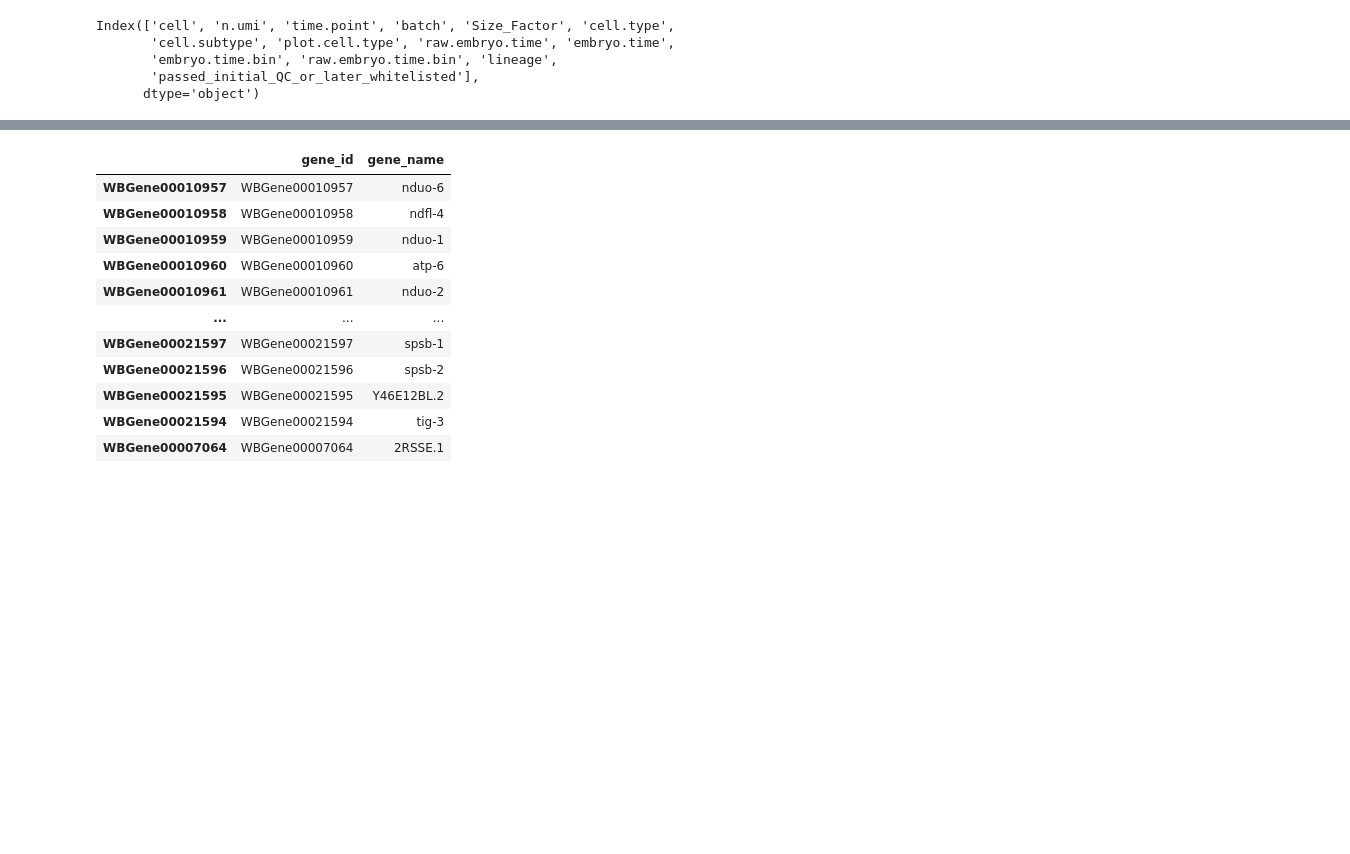
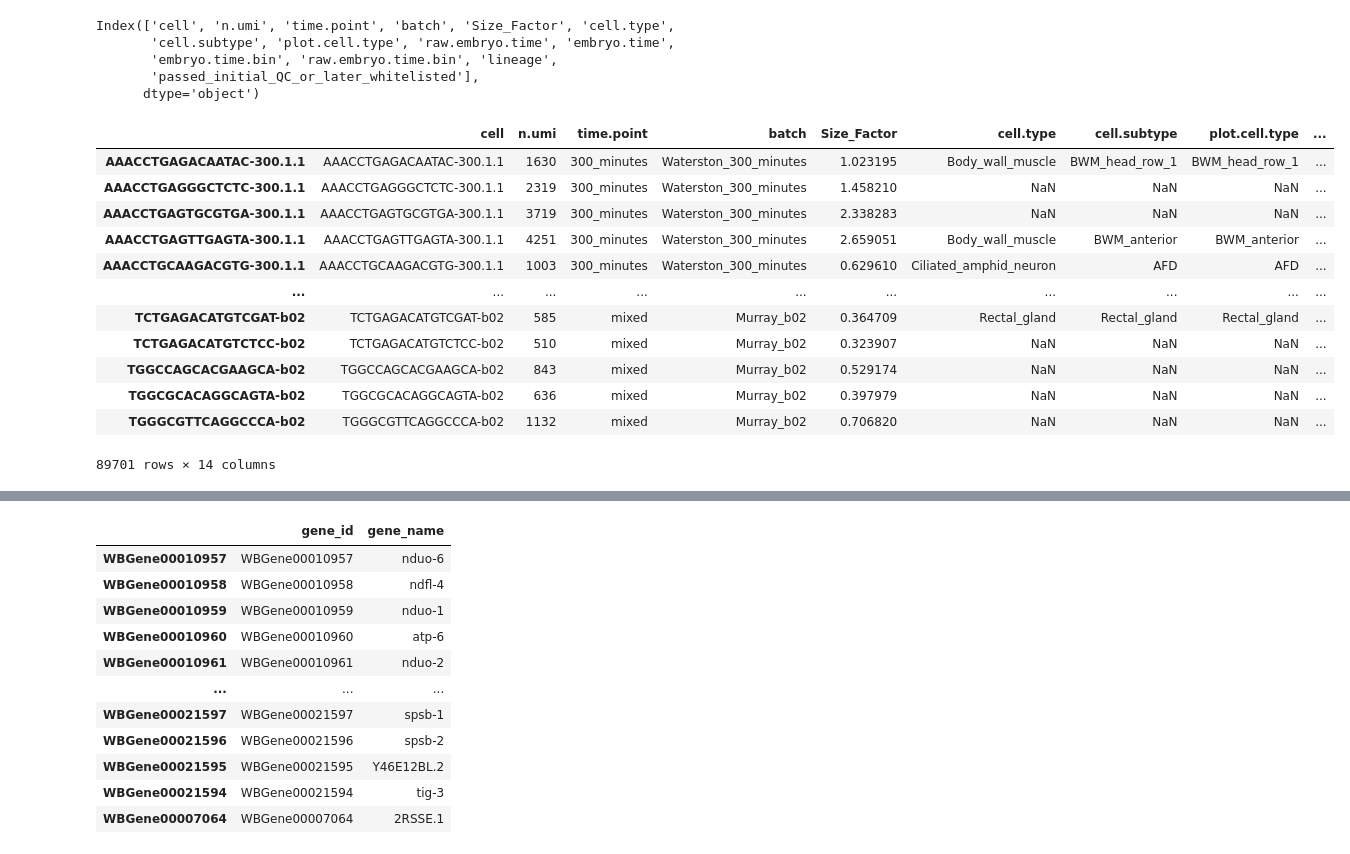
Before and after one commit to WormBase/wormcells-notebooks, a Jupyter notebook: wormcells_wrangle_packer2019_h5ad.ipynb, the cells around one changed output, grey strips where cells are left out. Drawn from its saved outputs; the diff is of its cells as text; code cells hidden in the pictures; blank space fills up the shorter version.

```diff
--- a/wormcells_wrangle_packer2019_h5ad.ipynb
+++ b/wormcells_wrangle_packer2019_h5ad.ipynb
@@ -98,3 +98,19 @@ Index(['cell', 'n.umi', 'time.point', 'batch', 'Size_Factor', 'cell.type',
        'embryo.time.bin', 'raw.embryo.time.bin', 'lineage',
        'passed_initial_QC_or_later_whitelisted'],
       dtype='object')
+# %%
+cells
+# %% [output]
+|  | cell | n.umi | time.point | batch | Size_Factor | cell.type | cell.subtype | plot.cell.type | ... |
+| AAACCTGAGACAATAC-300.1.1 | AAACCTGAGACAATAC-300.1.1 | 1630 | 300_minutes | Waterston_300_minutes | 1.023195 | Body_wall_muscle | BWM_head_row_1 | BWM_head_row_1 | ... |
+| AAACCTGAGGGCTCTC-300.1.1 | AAACCTGAGGGCTCTC-300.1.1 | 2319 | 300_minutes | Waterston_300_minutes | 1.458210 | NaN | NaN | NaN | ... |
+| AAACCTGAGTGCGTGA-300.1.1 | AAACCTGAGTGCGTGA-300.1.1 | 3719 | 300_minutes | Waterston_300_minutes | 2.338283 | NaN | NaN | NaN | ... |
+| AAACCTGAGTTGAGTA-300.1.1 | AAACCTGAGTTGAGTA-300.1.1 | 4251 | 300_minutes | Waterston_300_minutes | 2.659051 | Body_wall_muscle | BWM_anterior | BWM_anterior | ... |
+| AAACCTGCAAGACGTG-300.1.1 | AAACCTGCAAGACGTG-300.1.1 | 1003 | 300_minutes | Waterston_300_minutes | 0.629610 | Ciliated_amphid_neuron | AFD | AFD | ... |
+| ... | ... | ... | ... | ... | ... | ... | ... | ... | ... |
+| TCTGAGACATGTCGAT-b02 | TCTGAGACATGTCGAT-b02 | 585 | mixed | Murray_b02 | 0.364709 | Rectal_gland | Rectal_gland | Rectal_gland | ... |
+| TCTGAGACATGTCTCC-b02 | TCTGAGACATGTCTCC-b02 | 510 | mixed | Murray_b02 | 0.323907 | NaN | NaN | NaN | ... |
+| TGGCCAGCACGAAGCA-b02 | TGGCCAGCACGAAGCA-b02 | 843 | mixed | Murray_b02 | 0.529174 | NaN | NaN | NaN | ... |
+| TGGCGCACAGGCAGTA-b02 | TGGCGCACAGGCAGTA-b02 | 636 | mixed | Murray_b02 | 0.397979 | NaN | NaN | NaN | ... |
+| TGGGCGTTCAGGCCCA-b02 | TGGGCGTTCAGGCCCA-b02 | 1132 | mixed | Murray_b02 | 0.706820 | NaN | NaN | NaN | ... |
+89701 rows × 14 columns
```
Also changed, not shown: parts of 13 cells of this notebook.
